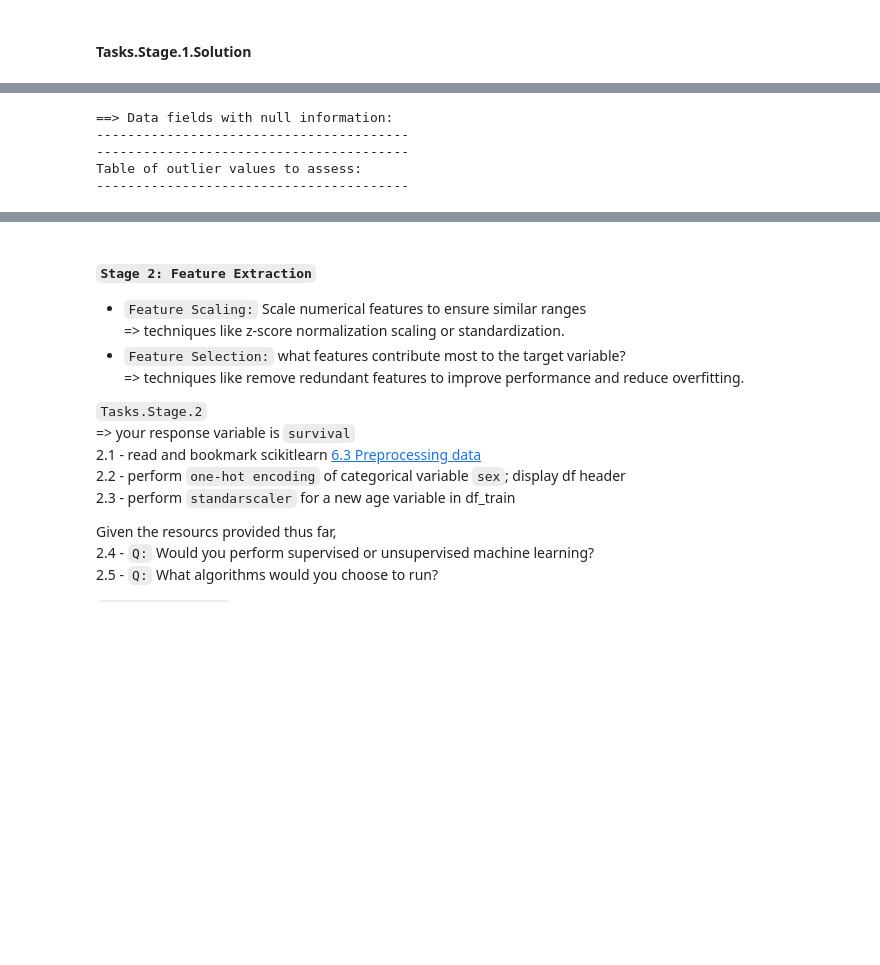
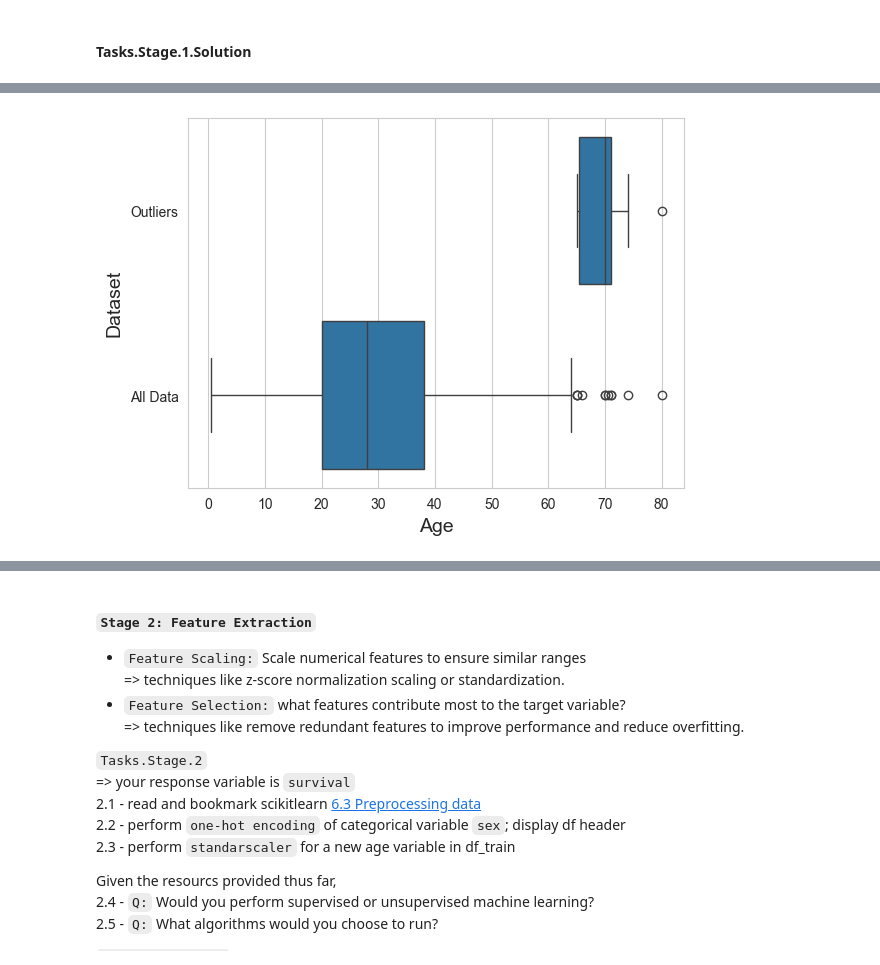
Before and after one commit to jdzakary/utk_masters, a Jupyter notebook: Data Mining/M2.12.Assignment2DataPreprocessing.ipynb, the cells around one changed output, grey strips where cells are left out. Drawn from its saved outputs; the diff is of its cells as text; code cells hidden in the pictures; blank space fills up the shorter version.

```diff
--- a/Data Mining/M2.12.Assignment2DataPreprocessing.ipynb
+++ b/Data Mining/M2.12.Assignment2DataPreprocessing.ipynb
@@ -92,0 +174,5 @@ Table of outlier values to assess:
+# %%
+df_train['SetLabel'] = 'All Data'
+outliers['SetLabel'] = 'Outliers'
+combined_data = pd.concat([outliers, df_train]).reset_index(drop=True)
+print(combined_data)
@@ -93,56 +197,11 @@ Table of outlier values to assess:
 # %%
-import seaborn as sns
-import pandas as pd
-import matplotlib.pyplot as plt
-from sklearn.preprocessing import StandardScaler
-
-#=>1.1 - import three datasets into dataframe names provided; drop cabin/ticket columns
-url_raw = "https://github.com/cosc-526/home.page/raw/main/data.M.2.titanic.raw.data.xls"
-url_train = "https://raw.githubusercontent.com/cosc-526/home.page/main/data.M.2.titanic_train.csv"
-url_test = "https://raw.githubusercontent.com/cosc-526/home.page/main/data.M.2.titanic_test.csv"
-df_raw = pd.read_excel(url_raw)
-df_train = pd.read_csv(url_train)
-df_test = pd.read_csv(url_test)
-
-
-# 1.2 - identify and sum the missing values per column in a table
-print("==> Data fields with null information:")
-#print(YOURCODEHERE)
-print("----------------------------------------")
-
-
-#=>1.3 - identify outliers in a table and.or graphic for age variable useing the interquartile range
-outliers = df_train[(df_train['age'] > 15)]#REPLACE this first row value to be all of the outliers based on age's quantile range (.25 and .75)
-
-# # Plot missing values (alternatives OK)
-# plt.figure(figsize=(6, 2))
-# plt.bar(??,??)
-# plt.xticks(rotation=45)
-# plt.xlabel('Variable')
-# plt.ylabel('Count of Missing Values')
-# plt.title('Missing Values in Data')
-# plt.show()
-
-print("----------------------------------------")
-print("Table of outlier values to assess:")
-#print(YOURCODEHERE)
-print("----------------------------------------")
-
-
-#1.4 - would you use mean substitution for missing values?
-#Overall Answer: YOURTEXT HERE
-
-#=> compare age outliers to age without outliers using a plot made with seaborn / sns
-
-#  Plot age data in a box and whiskers chart  (alternatives OK)
-# plt.figure(figsize=(6,3))
-# plt.boxplot(combined_data, labels=['All Data', 'Outliers'], vert=False)
-# plt.xlabel('Age')
-# plt.title('Age Distribution with an without Outliers removed')
-# plt.show()
+sns.boxplot(
+    data=combined_data,
+    y='SetLabel',
+    x='age'
+)
+plt.ylabel('Dataset', fontsize=14)
+plt.xlabel('Age', fontsize=14)
+plt.show()
 # %% [output]
-==> Data fields with null information:
-----------------------------------------
-----------------------------------------
-Table of outlier values to assess:
-----------------------------------------
+[figure, added]
```
Also changed, not shown: parts of 15 cells of this notebook, 4 other files.
